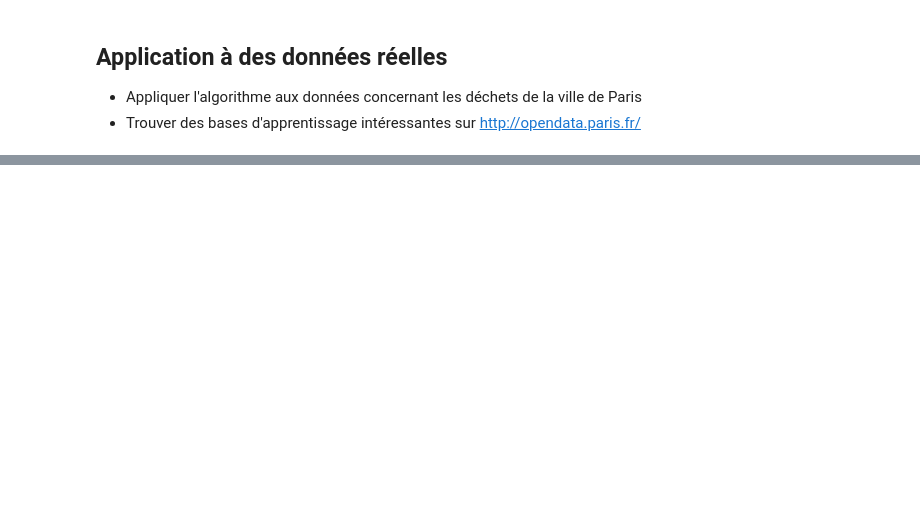
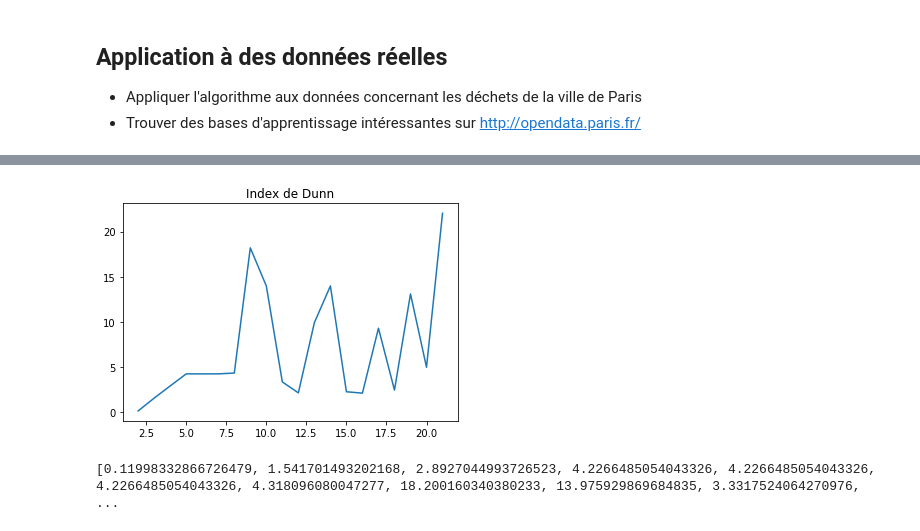
Before and after one commit to totogs/3I026, a Jupyter notebook: tme9/TD-TME09.ipynb, the cells around one changed output, grey strips where cells are left out. Cells and saved outputs as stored; diff of their text form; code cells hidden in the pictures; blank space fills up the shorter version.

```diff
--- a/tme9/TD-TME09.ipynb
+++ b/tme9/TD-TME09.ipynb
@@ -449,3 +451,16 @@ Ici nous avons 5 gaussiens différents et on remarque qu'il y a 3 groupes de don
 
 - Appliquer l'algorithme aux données concernant les déchets de la ville de Paris
 - Trouver des bases d'apprentissage intéressantes sur http://opendata.paris.fr/
+# %%
+dataParis = pd.read_csv("data/base-Paris.csv", sep=';')
+arrd = dataParis['Granularité'].copy()
+del dataParis['Granularité']
+del dataParis['Total arrondissement 2011']
+
+#convertir string en float
+for i, row in dataParis.iterrows():
+    for cl in dataParis.columns:
+        row[cl] = row[cl].replace(' ', '')
+        row[cl] = row[cl].replace(',','.')
+        row[cl] = float(row[cl])
+dataParis
@@ -451,0 +485,12 @@ Ici nous avons 5 gaussiens différents et on remarque qu'il y a 3 groupes de don
+# %%
+indexDunn = []
+indexXB = []
+tabCentresMatrices = []
+for k in list(range(2, 22)):
+
+    print(" K = ", k)
+    les_centres, l_affectation= km.kmoyennes(k, dataParis, 0.05, 100)
+
+    tabCentresMatrices.append((les_centres, l_affectation))
+    indexDunn.append(evaluation("Dunn", dataParis, les_centres, l_affectation))
+    indexXB.append(evaluation("XB", dataParis, les_centres, l_affectation))
@@ -451,0 +515,9 @@ Ici nous avons 5 gaussiens différents et on remarque qu'il y a 3 groupes de don
+# %%
+ks = list(range(2, 22))
+plt.plot(ks, indexDunn)
+plt.title("Index de Dunn")
+plt.show()
+print(indexDunn)
+# %% [output]
+[figure, added]
+[0.11998332866726479, 1.541701493202168, 2.8927044993726523, 4.2266485054043326, 4.2266485054043326, 4.2266485054043326, 4.318096080047277, 18.200160340380233, 13.975929869684835, 3.3317524064270976,  ...
```
Also changed, not shown: parts of 25 cells of this notebook, 3 other files.
